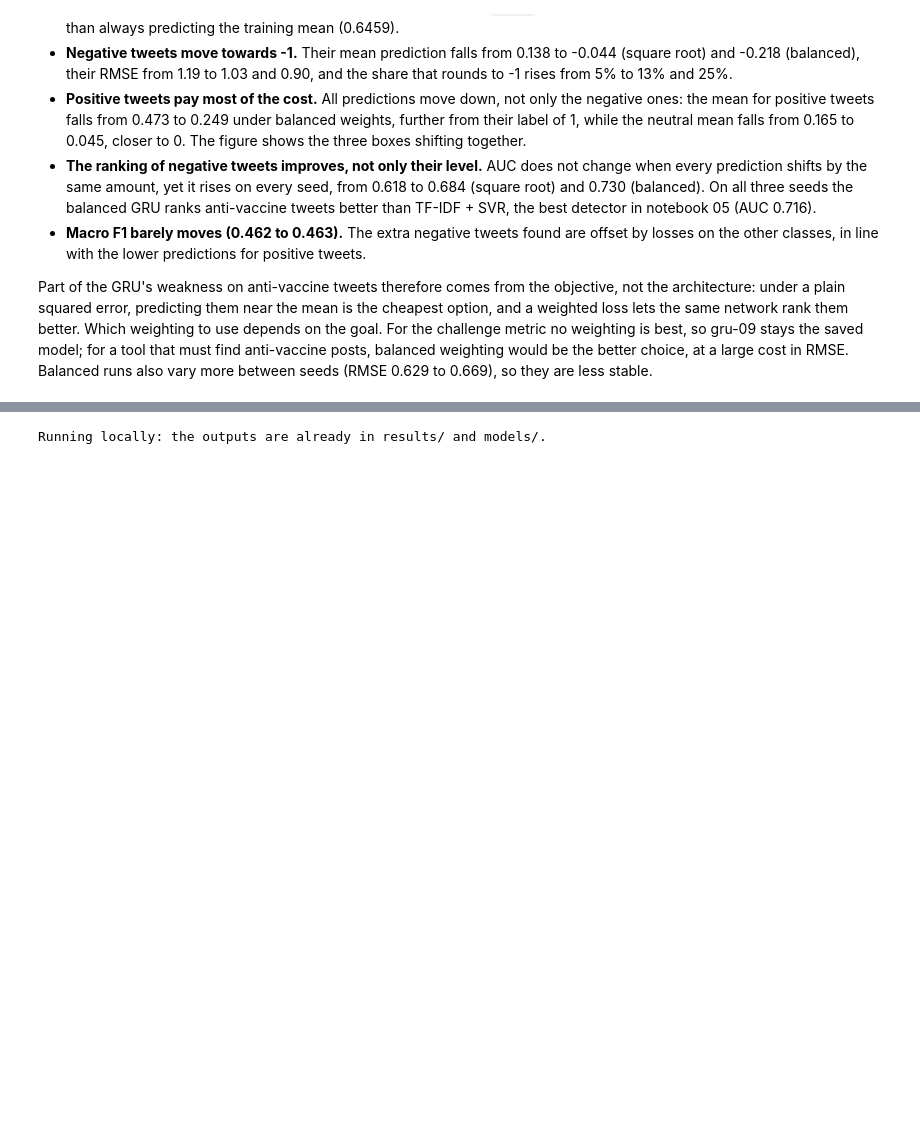
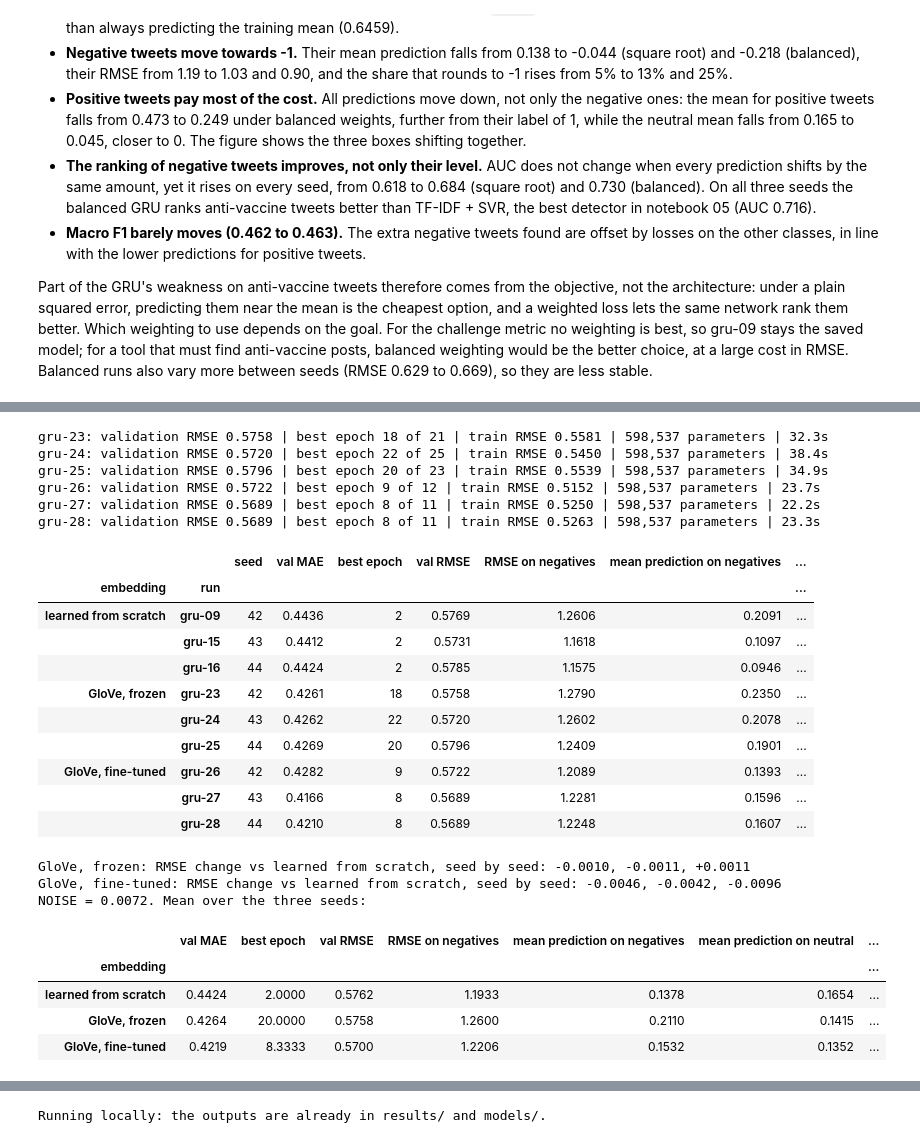
Before and after one commit to Adossi-design/vaccine-sentiment-sequential-models, a Jupyter notebook: notebooks/04_gru.ipynb, the cells around one changed output, grey strips where cells are left out. Drawn from its saved outputs; the diff is of its cells as text; code cells hidden in the pictures; blank space fills up the shorter version.

```diff
--- a/notebooks/04_gru.ipynb
+++ b/notebooks/04_gru.ipynb
@@ -304,7 +310,7 @@ Each run seeds Python, NumPy and Keras first, trains for at most `MAX_EPOCHS` ep
 **What the validation set is used for.** The shared split has no separate test set, so the validation set is also used during training: to decide when to stop, and in section 8 to choose the final configuration. The same tweets then give the reported RMSE. That number is therefore somewhat optimistic; it is not an independent test score. The seed runs in section 8 show how much of any difference is chance.
 # %%
 RESULTS = {}
-LOG_PATH.unlink(missing_ok=True)  # the log is rebuilt on every full run; observations live in section 12
+LOG_PATH.unlink(missing_ok=True)  # the log is rebuilt on every full run; observations live in section 13
 
 
 def loss_weights(class_weights):
@@ -318,8 +324,11 @@ def run_experiment(run_id, config, change, seed=common.SEED):
     common.set_seed(seed)
     vectorizer = get_vectorizer(config["max_tokens"], config["max_len"])
     X_train, X_val = to_ids(vectorizer, train_text), to_ids(vectorizer, val_text)
+    pretrained = "embedding_init" in config  # round 4 only
     model = build_gru(vectorizer.vocabulary_size(), config["embedding_dim"], config["units"],
-                      config["dropout"], config["learning_rate"])
+                      config["dropout"], config["learning_rate"],
+                      embedding_matrix=GLOVE_MATRIX if pretrained else None,
+                      train_embedding=config.get("embedding_trainable", True))
     stop = keras.callbacks.EarlyStopping(monitor="val_loss", patience=PATIENCE, restore_best_weights=True)
     start = time.perf_counter()
     history = model.fit(X_train, y_train, sample_weight=loss_weights(config.get("class_weights")),
@@ -882,0 +978,60 @@ Part of the GRU's weakness on anti-vaccine tweets therefore comes from the objec
+# %%
+ROUND_4 = {"GloVe, frozen": ["gru-23", "gru-24", "gru-25"], "GloVe, fine-tuned": ["gru-26", "gru-27", "gru-28"]}
+TRAINABLE = {"GloVe, frozen": False, "GloVe, fine-tuned": True}
+for name, run_ids in ROUND_4.items():
+    for run_id, seed in zip(run_ids, (42, 43, 44)):
+        config = {**FINAL, "embedding_dim": GLOVE_DIM, "embedding_init": GLOVE_TXT.name,
+                  "embedding_trainable": TRAINABLE[name]}
+        run_experiment(run_id, config,
+                       f"{name} embedding (glove.twitter.27B, {GLOVE_DIM}d) on the final configuration ({FINAL_RUN}), "
+                       f"seed {seed}: do word vectors pretrained on 2 billion tweets help where 8,001 tweets are too few?",
+                       seed=seed)
+# %% [output]
+gru-23: validation RMSE 0.5758 | best epoch 18 of 21 | train RMSE 0.5581 | 598,537 parameters | 32.3s
+gru-24: validation RMSE 0.5720 | best epoch 22 of 25 | train RMSE 0.5450 | 598,537 parameters | 38.4s
+gru-25: validation RMSE 0.5796 | best epoch 20 of 23 | train RMSE 0.5539 | 598,537 parameters | 34.9s
+gru-26: validation RMSE 0.5722 | best epoch 9 of 12 | train RMSE 0.5152 | 598,537 parameters | 23.7s
+gru-27: validation RMSE 0.5689 | best epoch 8 of 11 | train RMSE 0.5250 | 598,537 parameters | 22.2s
+gru-28: validation RMSE 0.5689 | best epoch 8 of 11 | train RMSE 0.5263 | 598,537 parameters | 23.3s
+# %%
+from sklearn.metrics import mean_absolute_error
+
+EMBEDDINGS = {"learned from scratch": FINAL_RUNS, **ROUND_4}  # same seeds 42, 43, 44 in each list
+round_4 = pd.DataFrame([{"embedding": name, "run": run_id, "seed": RESULTS[run_id]["seed"],
+                         "val MAE": mean_absolute_error(y_val, RESULTS[run_id]["pred"]),
+                         "best epoch": RESULTS[run_id]["best_epoch"],
+                         **negative_class_view(RESULTS[run_id]["pred"])}
+                        for name, run_ids in EMBEDDINGS.items() for run_id in run_ids])
+display(round_4.set_index(["embedding", "run"]).round(4))
+
+means_4 = round_4.drop(columns=["run", "seed"]).groupby("embedding", sort=False).mean()
+scratch = round_4[round_4["embedding"] == "learned from scratch"].set_index("seed")
+for name in ROUND_4:
+    paired = round_4[round_4["embedding"] == name].set_index("seed")
+    change = paired["val RMSE"] - scratch["val RMSE"]
+    means_4.loc[name, "RMSE change vs scratch (same seed)"] = change.mean()
+    means_4.loc[name, "RMSE sd over seeds"] = paired["val RMSE"].std()
+    print(f"{name}: RMSE change vs learned from scratch, seed by seed: " + ", ".join(f"{d:+.4f}" for d in change))
+means_4.loc["learned from scratch", "RMSE sd over seeds"] = scratch["val RMSE"].std()
+print(f"NOISE = {NOISE:.4f}. Mean over the three seeds:")
+display(means_4.round(4))
+# %% [output]
+|  |  | seed | val MAE | best epoch | val RMSE | RMSE on negatives | mean prediction on negatives | ... |
+| embedding | run |  |  |  |  |  |  | ... |
+| learned from scratch | gru-09 | 42 | 0.4436 | 2 | 0.5769 | 1.2606 | 0.2091 | ... |
+|  | gru-15 | 43 | 0.4412 | 2 | 0.5731 | 1.1618 | 0.1097 | ... |
+|  | gru-16 | 44 | 0.4424 | 2 | 0.5785 | 1.1575 | 0.0946 | ... |
+| GloVe, frozen | gru-23 | 42 | 0.4261 | 18 | 0.5758 | 1.2790 | 0.2350 | ... |
+|  | gru-24 | 43 | 0.4262 | 22 | 0.5720 | 1.2602 | 0.2078 | ... |
+|  | gru-25 | 44 | 0.4269 | 20 | 0.5796 | 1.2409 | 0.1901 | ... |
+| GloVe, fine-tuned | gru-26 | 42 | 0.4282 | 9 | 0.5722 | 1.2089 | 0.1393 | ... |
+|  | gru-27 | 43 | 0.4166 | 8 | 0.5689 | 1.2281 | 0.1596 | ... |
+|  | gru-28 | 44 | 0.4210 | 8 | 0.5689 | 1.2248 | 0.1607 | ... |
+GloVe, frozen: RMSE change vs learned from scratch, seed by seed: -0.0010, -0.0011, +0.0011
+GloVe, fine-tuned: RMSE change vs learned from scratch, seed by seed: -0.0046, -0.0042, -0.0096
+NOISE = 0.0072. Mean over the three seeds:
+|  | val MAE | best epoch | val RMSE | RMSE on negatives | mean prediction on negatives | mean prediction on neutral | ... |
+| embedding |  |  |  |  |  |  | ... |
+| learned from scratch | 0.4424 | 2.0000 | 0.5762 | 1.1933 | 0.1378 | 0.1654 | ... |
+| GloVe, frozen | 0.4264 | 20.0000 | 0.5758 | 1.2600 | 0.2110 | 0.1415 | ... |
+| GloVe, fine-tuned | 0.4219 | 8.3333 | 0.5700 | 1.2206 | 0.1532 | 0.1352 | ... |
```
Also changed, not shown: parts of 14 cells of this notebook, 6 other files.
